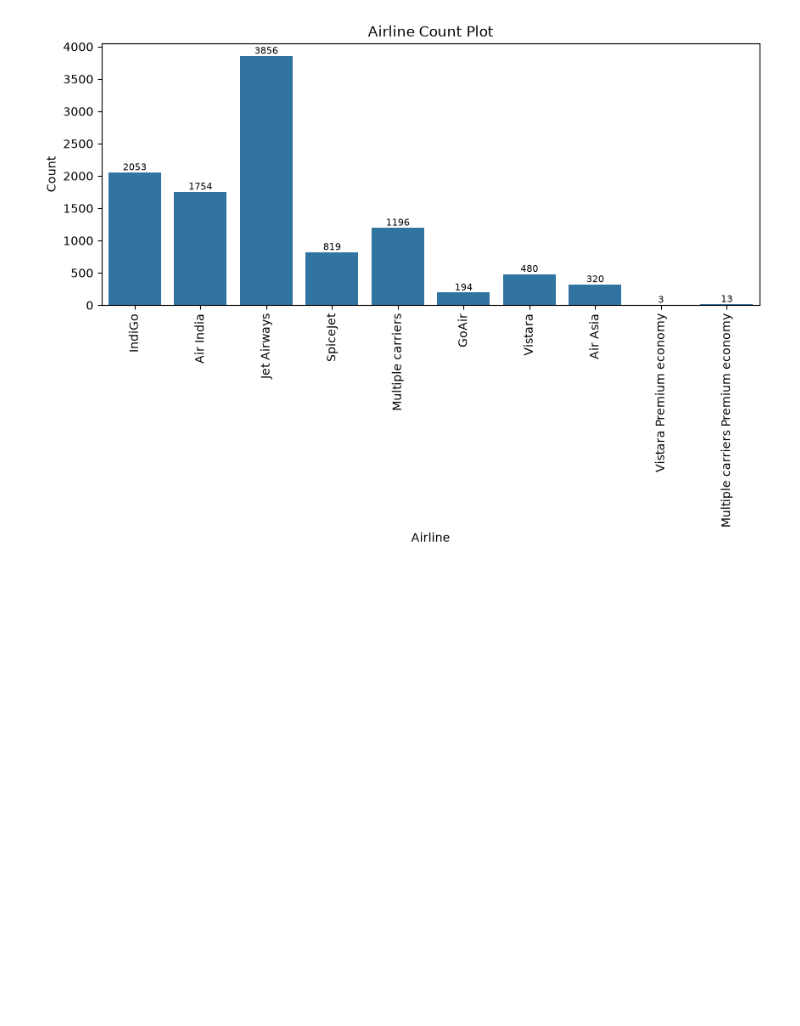
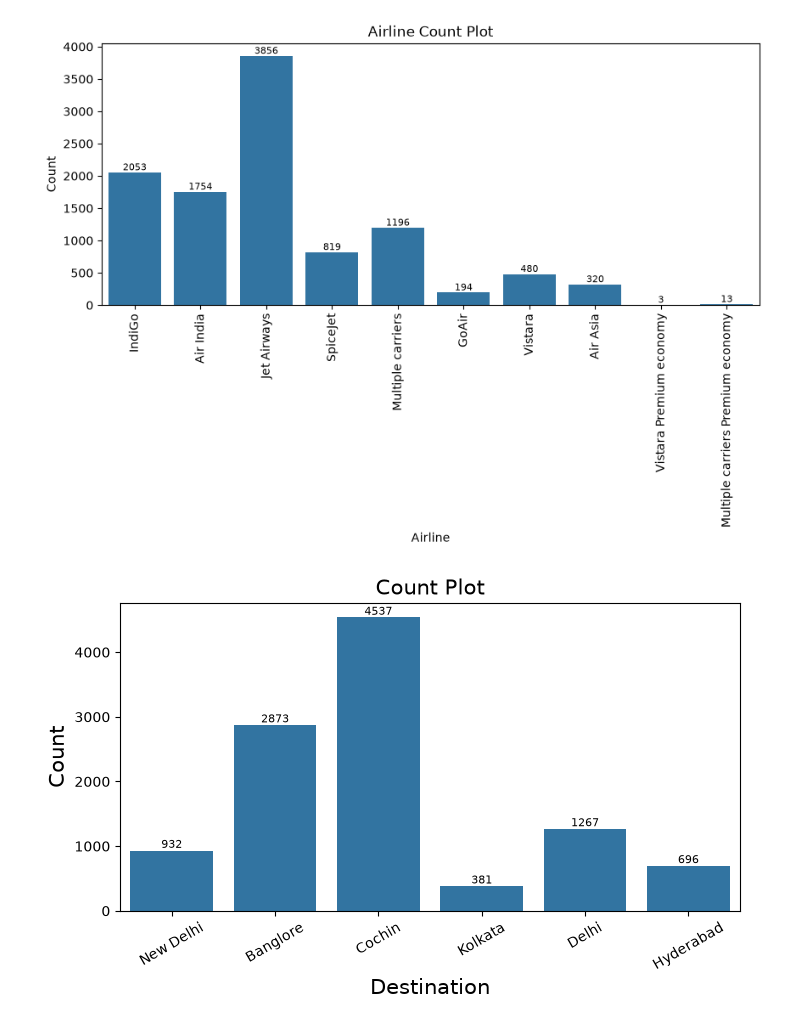
Before and after one commit to vaishnavidhanavade/03-Data-Manupulation-Pandas, a Jupyter notebook: 01.Pandas-Level-01.ipynb/4_plotting-01.ipynb, the cells around one changed output. Drawn from its saved outputs; the diff is of its cells as text; code cells hidden in the pictures; blank space fills up the shorter version.

Commit message:
plots

```diff
--- a/01.Pandas-Level-01.ipynb/4_plotting-01.ipynb
+++ b/01.Pandas-Level-01.ipynb/4_plotting-01.ipynb
@@ -343,3 +343,17 @@ plt.title("Airline Count Plot")
 plt.show()
 # %% [output]
 [figure]
+# %%
+# Count plot
+plt.figure(figsize=(8,4))
+ax = sns.countplot(data=df, x='Destination')
+ax.bar_label(ax.containers[0], fmt='%d', label_type='edge', fontsize=8)
+plt.xticks(rotation=30)
+
+font = 15
+plt.xlabel('Destination', fontsize=font)
+plt.ylabel('Count', fontsize=font)
+plt.title("Count Plot", fontsize=font)
+plt.show()
+# %% [output]
+[figure, added]
```
